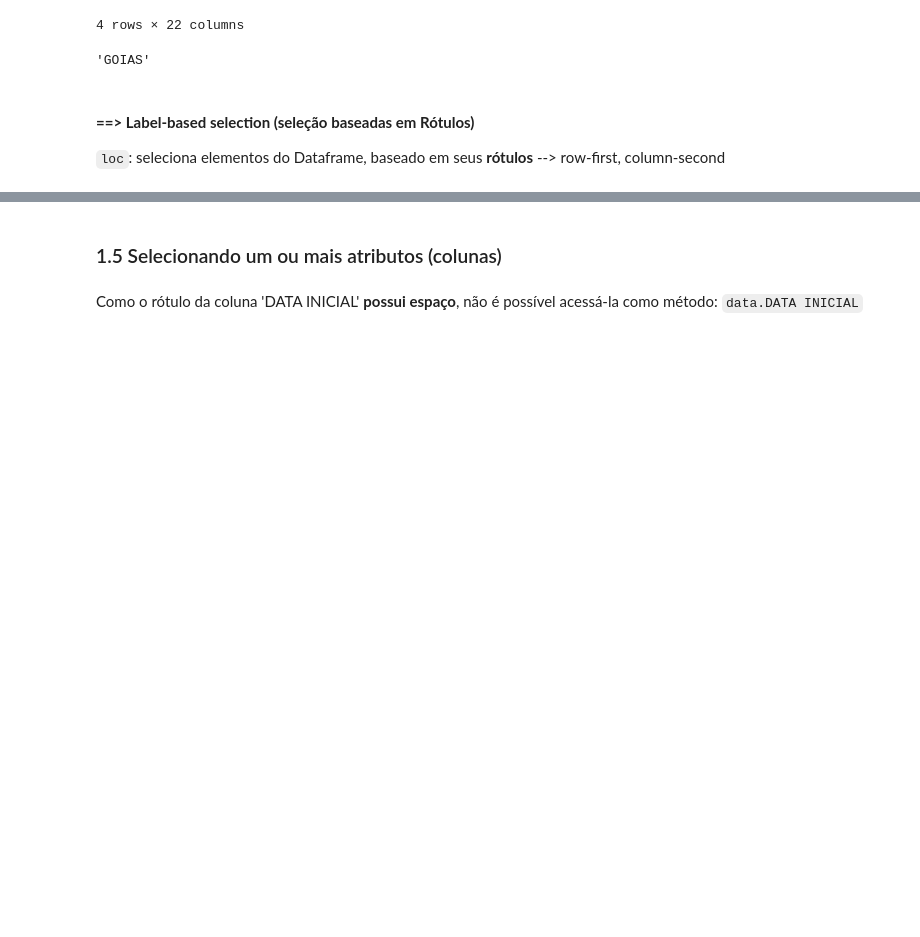
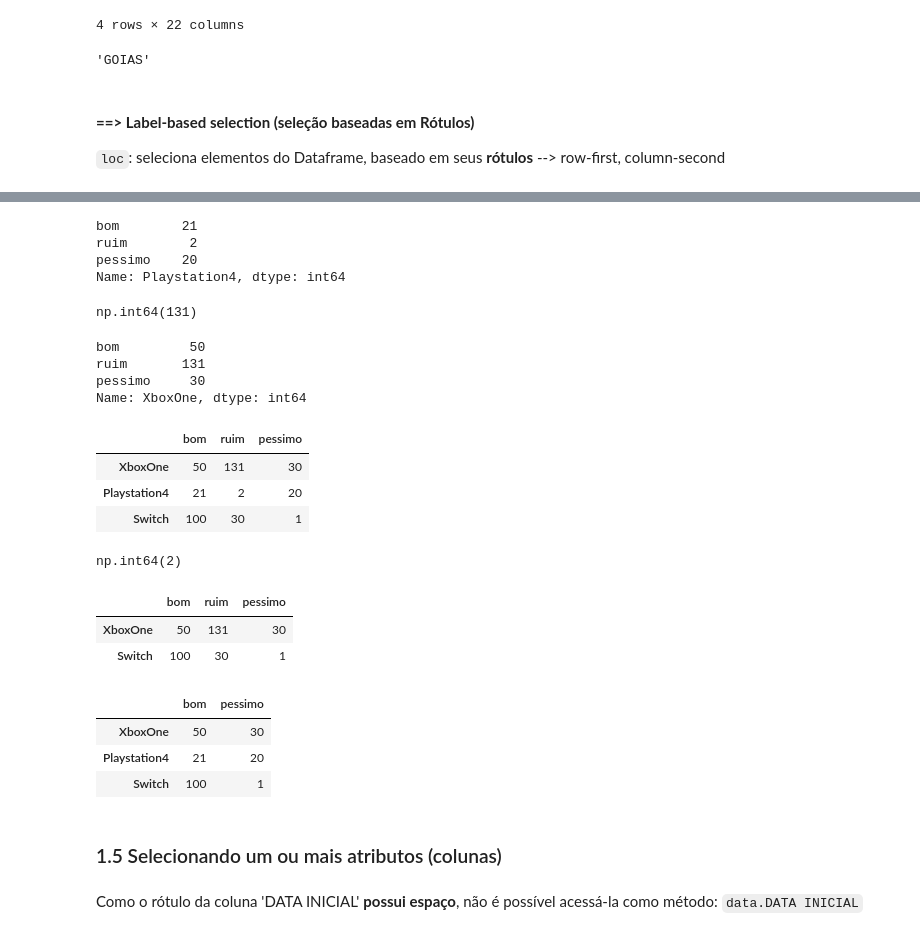
Before and after one commit to igorfclima/Pandas-essential, a Jupyter notebook: manipulacao_de_dados_codigo_base.ipynb, the cells around one changed output, grey strips where cells are left out. Cells and saved outputs as stored; diff of their text form; code cells hidden in the pictures; blank space fills up the shorter version.

```diff
--- a/manipulacao_de_dados_codigo_base.ipynb
+++ b/manipulacao_de_dados_codigo_base.ipynb
@@ -679,3 +686,45 @@ data.iloc[1,4]
+# %%
+pesquisa_de_satisfacao.iloc[1]
+# %% [output]
+bom        21
+ruim        2
+pessimo    20
+Name: Playstation4, dtype: int64
+# %%
+pesquisa_de_satisfacao.iloc[0 , 1]
+# %% [output]
+np.int64(131)
+# %%
+pesquisa_de_satisfacao.loc['XboxOne']
+# %% [output]
+bom         50
+ruim       131
+pessimo     30
+Name: XboxOne, dtype: int64
+# %%
+pesquisa_de_satisfacao
+# %% [output]
+|  | bom | ruim | pessimo |
+| XboxOne | 50 | 131 | 30 |
+| Playstation4 | 21 | 2 | 20 |
+| Switch | 100 | 30 | 1 |
+# %%
+pesquisa_de_satisfacao.loc['Playstation4', 'ruim']
+# %% [output]
+np.int64(2)
+# %%
+pesquisa_de_satisfacao.loc[['XboxOne', 'Switch']]
+# %% [output]
+|  | bom | ruim | pessimo |
+| XboxOne | 50 | 131 | 30 |
+| Switch | 100 | 30 | 1 |
+# %%
+pesquisa_de_satisfacao.loc[:, ['bom','pessimo']]
+# %% [output]
+|  | bom | pessimo |
+| XboxOne | 50 | 30 |
+| Playstation4 | 21 | 20 |
+| Switch | 100 | 1 |
 # %% [markdown]
 ### 1.5 Selecionando um ou mais atributos (colunas)
 # %% [markdown]
```
Also changed, not shown: parts of 1 cell of this notebook.
